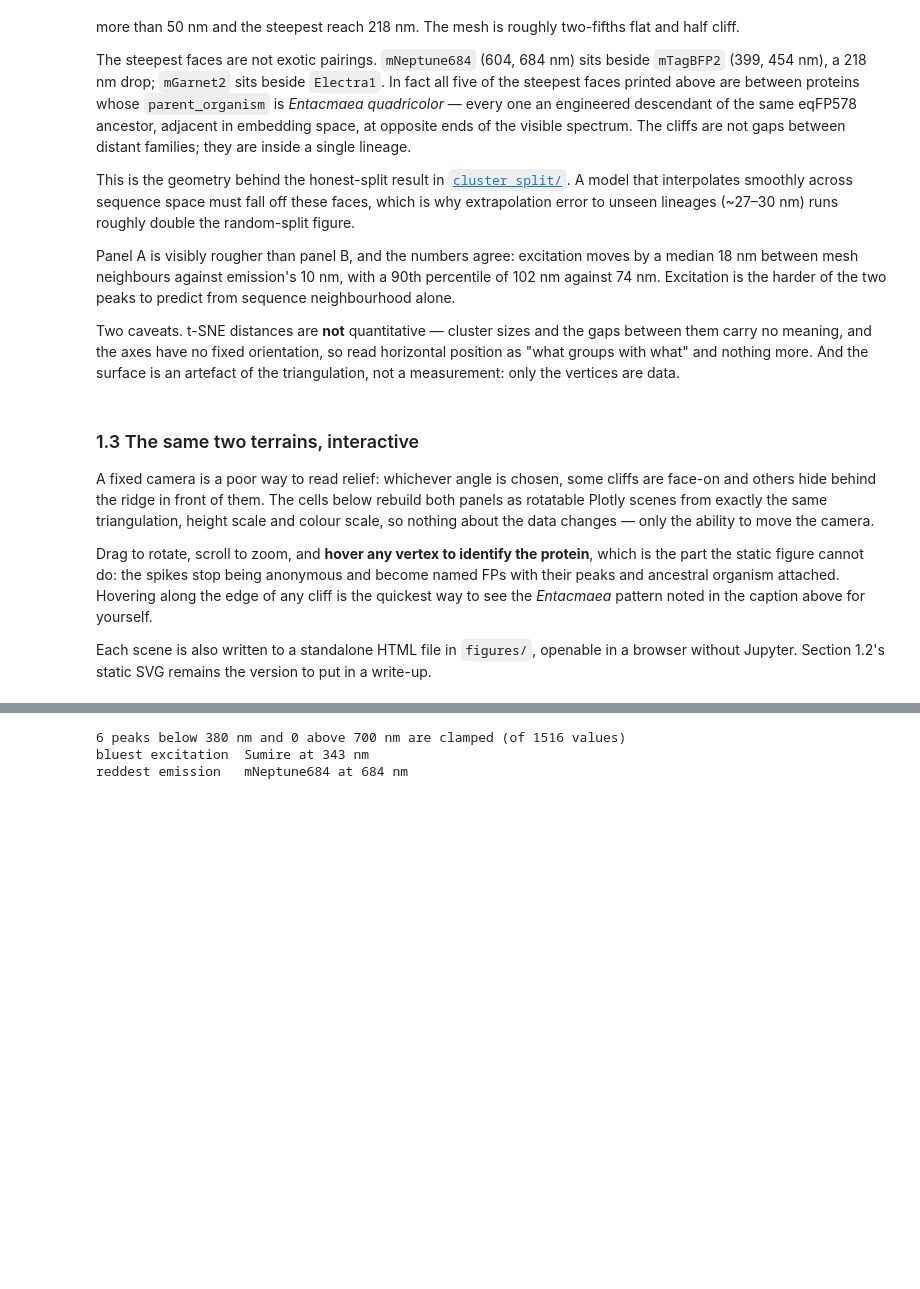
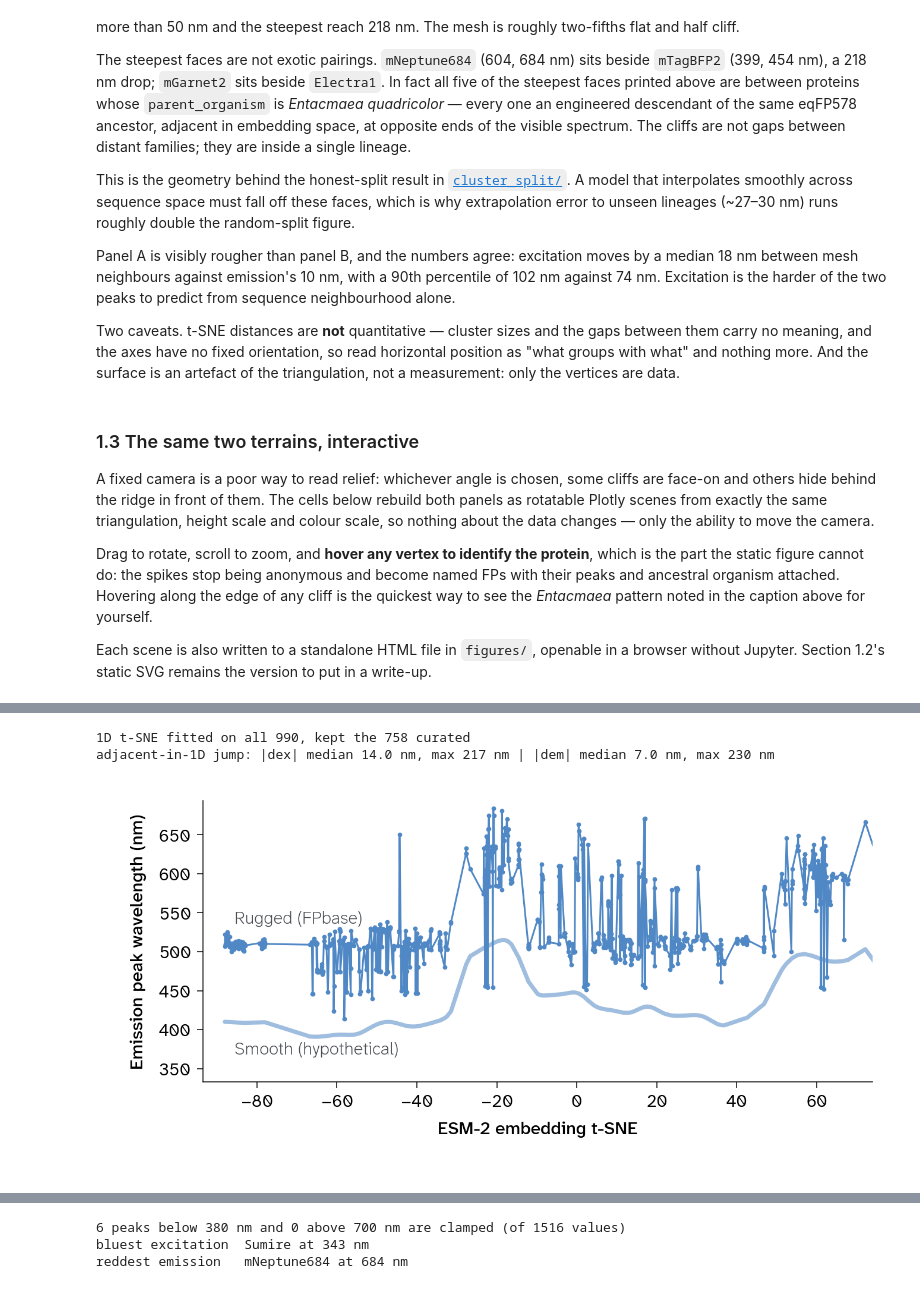
Before and after one commit to Arcadia-Science/FPguide, a Jupyter notebook: esm2_design/visualization.ipynb, the cells around one changed output, grey strips where cells are left out. Saved outputs shown, nothing was run; the diff lists cells and outputs as text; code cells hidden in the pictures; blank space fills up the shorter version.

```diff
--- a/esm2_design/visualization.ipynb
+++ b/esm2_design/visualization.ipynb
@@ -75,7 +79,7 @@ spanning both, rather than each panel getting its own scale. A given colour ther
 same wavelength in both panels, and the two terrains can be read against each other.
 # %%
 PX = 1 / 72                       # one style-guide pixel, expressed in inches
-FULL_WIDE, FLOAT = 1000, 650
+FULL_WIDE, FLOAT, HALF_SQUARE = 1000, 650, 490
 
 # Text roles, straight from the guide's "Text styles" page
 PANEL_LETTER = dict(fontsize=38, fontweight="regular", color=str(apc.chateau))
@@ -443,0 +458,60 @@ scenes["emission"].show()
+# %%
+xy1 = TSNE(n_components=1, metric="euclidean", init="pca", perplexity=30,
+           learning_rate="auto", random_state=RNG_SEED).fit_transform(Z50)
+prot["x1d"] = xy1[:, 0]
+x1d = prot.x1d.to_numpy()[rows]                    # same curated subset/order as x, y, ex, em
+
+order = np.argsort(x1d)
+x1d_s, ex_s, em_s = x1d[order], ex[order], em[order]
+X1DLIM = robust_lims(x1d)
+
+# Ruggedness restated in 1D: how far the peak jumps between proteins that are now adjacent
+# only because they landed next to each other on a single sorted axis.
+d_ex1, d_em1 = np.abs(np.diff(ex_s)), np.abs(np.diff(em_s))
+print(f"1D t-SNE fitted on all {len(prot)}, kept the {len(x1d)} curated")
+print(f"adjacent-in-1D jump: |dex| median {np.median(d_ex1):.1f} nm, max {d_ex1.max():.0f} nm | "
+      f"|dem| median {np.median(d_em1):.1f} nm, max {d_em1.max():.0f} nm")
+# %% [output]
+1D t-SNE fitted on all 990, kept the 758 curated
+adjacent-in-1D jump: |dex| median 14.0 nm, max 217 nm | |dem| median 7.0 nm, max 230 nm
+# %%
+BANDWIDTH = 3.0          # t-SNE units, Gaussian kernel width for the smoothed reference below
+EM_SMOOTH_OFFSET = 100   # nm, purely a display offset so the trend band clears the raw line
+
+# Nadaraya-Watson kernel regression: a Gaussian-kernel-weighted local average of emission at each
+# point, weighting every other point by its distance along the 1D axis rather than a fixed-count
+# window -- the same kernel-density idea used to smooth a distribution, applied here to smooth a
+# curve instead of a histogram.
+d = (x1d_s[:, None] - x1d_s[None, :]) / BANDWIDTH
+w = np.exp(-0.5 * d ** 2)
+em_smooth = (w @ em_s) / w.sum(axis=1)
+
+FIG_W, FIG_H = FULL_WIDE * 2 / 3, FULL_WIDE / 3
+
+fig, ax = plt.subplots(figsize=(FIG_W * PX, FIG_H * PX))
+fig.subplots_adjust(left=0.135, right=0.98, bottom=0.24, top=0.95)
+
+# Smoothed reference shifted down by a fixed offset -- purely for display, so the thick trend band
+# clears the noisy raw line instead of sitting inside it. The offset carries no information; it's
+# called out in the in-line label and caption so it's never mistaken for a value.
+ax.plot(x1d_s, em_smooth - EM_SMOOTH_OFFSET, color=HIGHLIGHT, lw=3.5, alpha=0.55,
+        solid_capstyle="round", zorder=1)
+ax.plot(x1d_s, em_s, color=HIGHLIGHT, lw=1.5, zorder=2)
+ax.scatter(x1d_s, em_s, color=HIGHLIGHT, s=15, zorder=2)
+
+# Each curve labelled in place instead of a legend -- text stays Charcoal per the guide (data
+# colours never carry text), positioned by proximity to the curve it names.
+ax.annotate("Rugged (FPbase)", xy=(x1d_s[0], em_s[0]+10), xycoords="data",
+            xytext=(8, 10), textcoords="offset points", ha="left", va="bottom", **ANNOTATION)
+ax.annotate("Smooth (hypothetical)", xy=(x1d_s[0], em_smooth[0] - EM_SMOOTH_OFFSET - 10),
+            xycoords="data", xytext=(8, -10), textcoords="offset points", ha="left", va="top",
+            **ANNOTATION)
+
+ax.set(xlim=X1DLIM, ylim=ZLIM, xlabel="ESM-2 embedding t-SNE", ylabel="Emission peak wavelength (nm)")
+apc.mpl.style_plot(ax, monospaced_axes="both")
+
+fig.savefig(f"{FIGDIR}/landscape_ruggedness_1d.svg")
+fig.savefig(f"{FIGDIR}/landscape_ruggedness_1d.png", dpi=200)
+plt.show()
+# %% [output]
+[figure, added]
```
Also changed, not shown: parts of 18 cells of this notebook, 20 other files.
